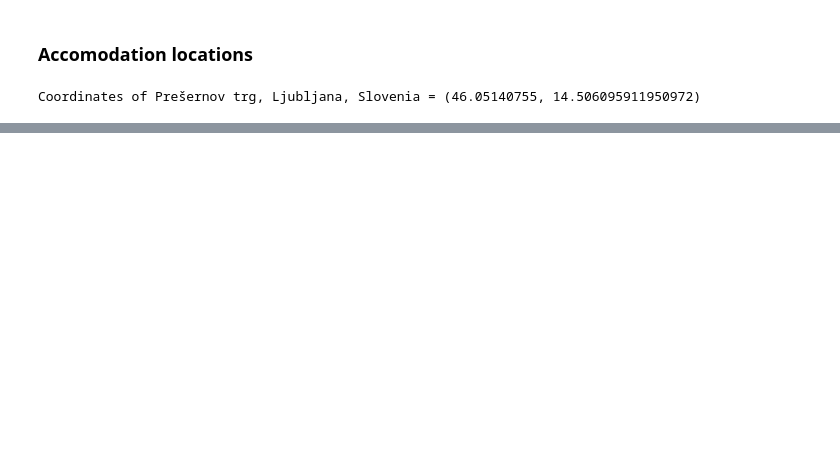
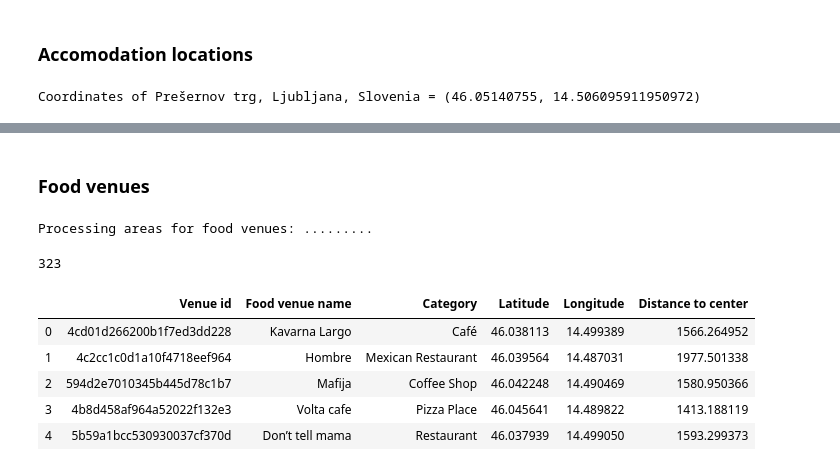
Before and after one commit to mkaste/Coursera_Capstone, a Jupyter notebook: Capstone_Project.ipynb, the cells around one changed output, grey strips where cells are left out. Cells and saved outputs as stored; diff of their text form; code cells hidden in the pictures; blank space fills up the shorter version.

```diff
--- a/Capstone_Project.ipynb
+++ b/Capstone_Project.ipynb
@@ -140,0 +402,67 @@ len(generate_grid(lj_center_lat, lj_center_lon, grid_size, grid_unit))
+# %% [markdown]
+### Food venues
+# %%
+frames = []
+print("Processing areas for food venues: ", end="")
+for area in grid:
+    time.sleep(1)
+    print(".",end="")
+
+    food_venues_in_area = search_venues_in_area(area[0][0],
+                                           area[0][1],
+                                           area[2][0],
+                                           area[2][1],
+                                           food_id,
+                                           foursquare_client_id,
+                                           foursquare_client_secret,
+                                           foursquare_version,
+                                           foursquare_limit)
+
+    # Check if something went wrong
+    if food_venues_in_area == None:
+        print("Search not working...")
+        break
+
+    # if nothing is found skip to the next area
+    if len(food_venues_in_area) == 0:
+        continue
+
+    # clean up and generate a panda frame, add to the frames list
+    food_venues_in_area = json_normalize(food_venues_in_area)
+    filtered_columns = ['id', 'name', 'categories', 'location.lat', 'location.lng']
+    food_venues_in_area = food_venues_in_area.loc[:, filtered_columns]
+    food_venues_in_area['categories'] = food_venues_in_area.apply(get_category_type, axis=1)
+    food_venues_in_area.columns = ['Venue id', 'Food venue name', 'Category', 'Latitude', 'Longitude']
+    frames.append(food_venues_in_area)
+
+##
+# %% [output]
+Processing areas for food venues: .........
+# %%
+# Create a panda frame
+
+if (len(frames) > 0):
+    # combine results into one frame
+    lj_food_venues = pd.concat(frames, ignore_index=True)
+
+    # remove duplicates (based on venue name) and reset the index
+    lj_food_venues.drop_duplicates(subset ="Food venue name",
+                     keep = False, inplace = True)
+    lj_food_venues.reset_index(drop=True, inplace=True)
+
+    # add a column for Distance to city center
+    lj_food_venues['Distance to center'] = lj_food_venues.apply(lambda x:
+                                        calculate_distance(
+                                            lj_center_lat, lj_center_lon,
+                                            x["Latitude"], x["Longitude"]), axis=1)
+# %%
+print(len(lj_food_venues))
+lj_food_venues.head()
+# %% [output]
+323
+|  | Venue id | Food venue name | Category | Latitude | Longitude | Distance to center |
+| 0 | 4cd01d266200b1f7ed3dd228 | Kavarna Largo | Café | 46.038113 | 14.499389 | 1566.264952 |
+| 1 | 4c2cc1c0d1a10f4718eef964 | Hombre | Mexican Restaurant | 46.039564 | 14.487031 | 1977.501338 |
+| 2 | 594d2e7010345b445d78c1b7 | Mafija | Coffee Shop | 46.042248 | 14.490469 | 1580.950366 |
+| 3 | 4b8d458af964a52022f132e3 | Volta cafe | Pizza Place | 46.045641 | 14.489822 | 1413.188119 |
+| 4 | 5b59a1bcc530930037cf370d | Don’t tell mama | Restaurant | 46.037939 | 14.499050 | 1593.299373 |
```
Also changed, not shown: parts of 17 cells of this notebook.
